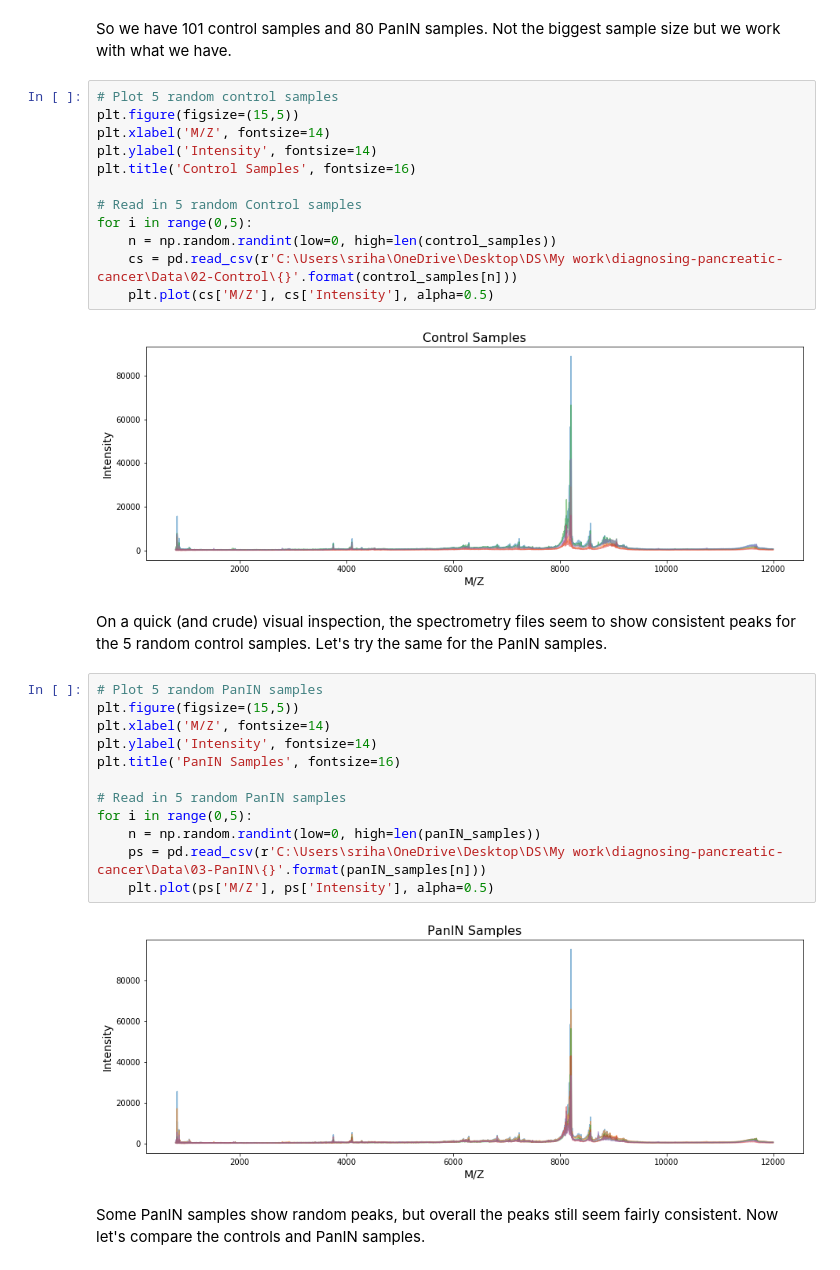
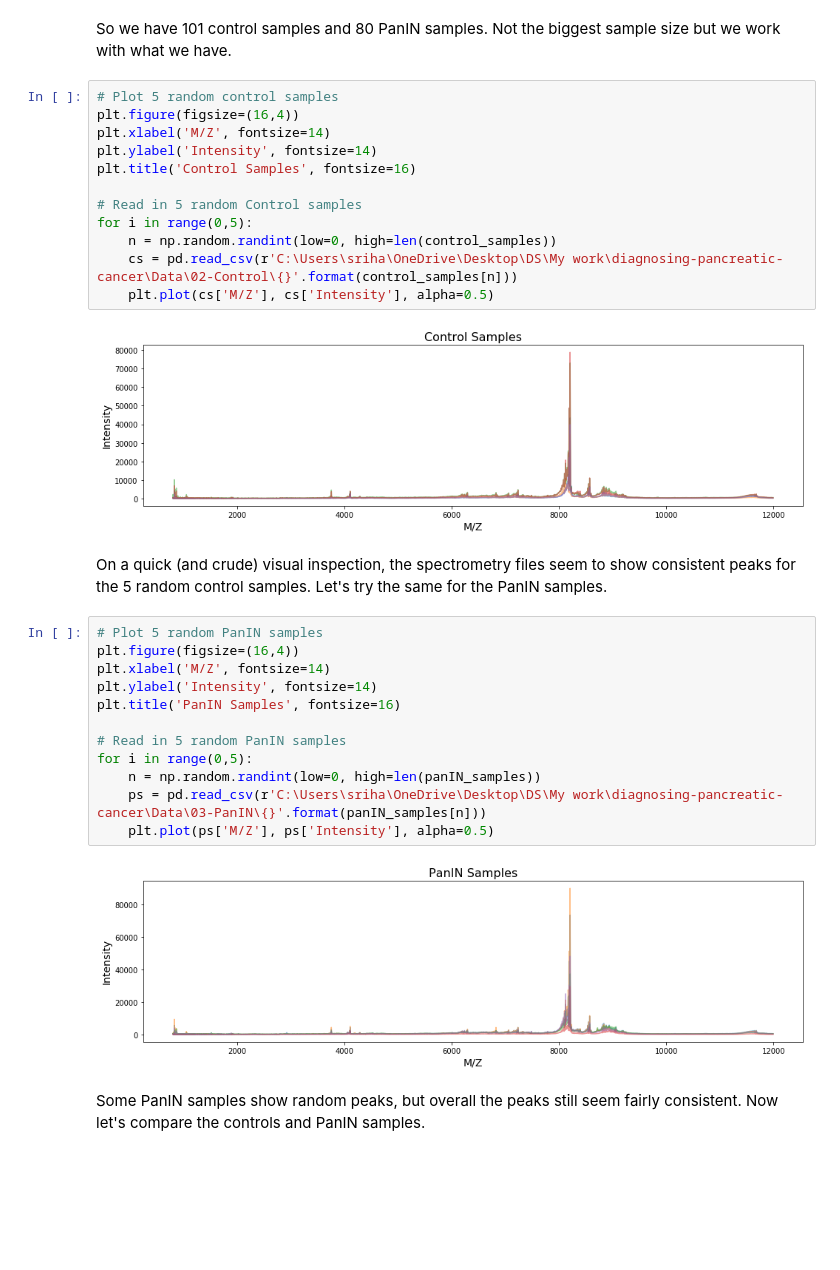
Before and after one commit to s-mushnoori/diagnosing-pancreatic-cancer, a Jupyter notebook: diagnosing-pancreatic-cancer.ipynb, the cells around one changed output. Saved outputs shown, nothing was run; the diff lists cells and outputs as text; blank space fills up the shorter version.

Commit message:
Changed plot sizing for consistency

```diff
--- a/diagnosing-pancreatic-cancer.ipynb
+++ b/diagnosing-pancreatic-cancer.ipynb
@@ -57,23 +57,23 @@ print(len(panIN_samples))
 So we have 101 control samples and 80 PanIN samples. Not the biggest sample size but we work with what we have.
 # %%
 # Plot 5 random control samples
-plt.figure(figsize=(15,5))
+plt.figure(figsize=(16,4))
 plt.xlabel('M/Z', fontsize=14)
 plt.ylabel('Intensity', fontsize=14)
 plt.title('Control Samples', fontsize=16)
 
 # Read in 5 random Control samples
 for i in range(0,5):
     n = np.random.randint(low=0, high=len(control_samples))
     cs = pd.read_csv(r'C:\Users\sriha\OneDrive\Desktop\DS\My work\diagnosing-pancreatic-cancer\Data\02-Control\{}'.format(control_samples[n]))
     plt.plot(cs['M/Z'], cs['Intensity'], alpha=0.5)
 # %% [output]
-[figure, old version]
+[figure, new version]
 # %% [markdown]
 On a quick (and crude) visual inspection, the spectrometry files seem to show consistent peaks for the 5 random control samples. Let's try the same for the PanIN samples.
 # %%
 # Plot 5 random PanIN samples
-plt.figure(figsize=(15,5))
+plt.figure(figsize=(16,4))
 plt.xlabel('M/Z', fontsize=14)
 plt.ylabel('Intensity', fontsize=14)
 plt.title('PanIN Samples', fontsize=16)
@@ -84,7 +84,7 @@ for i in range(0,5):
     ps = pd.read_csv(r'C:\Users\sriha\OneDrive\Desktop\DS\My work\diagnosing-pancreatic-cancer\Data\03-PanIN\{}'.format(panIN_samples[n]))
     plt.plot(ps['M/Z'], ps['Intensity'], alpha=0.5)
 # %% [output]
-[figure, old version]
+[figure, new version]
 # %% [markdown]
 Some PanIN samples show random peaks, but overall the peaks still seem fairly consistent. Now let's compare the controls and PanIN samples.
 # %%
```
Also changed, not shown: parts of 7 cells of this notebook.
